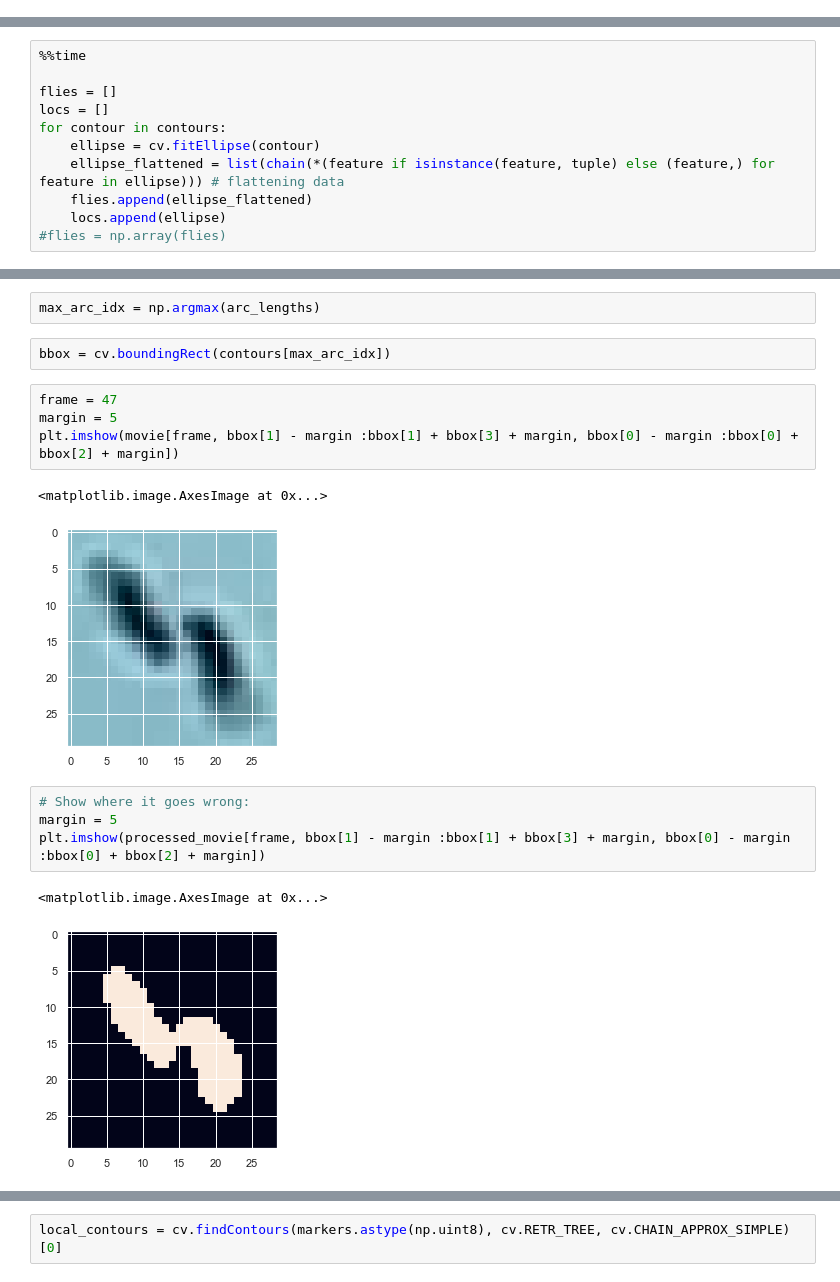
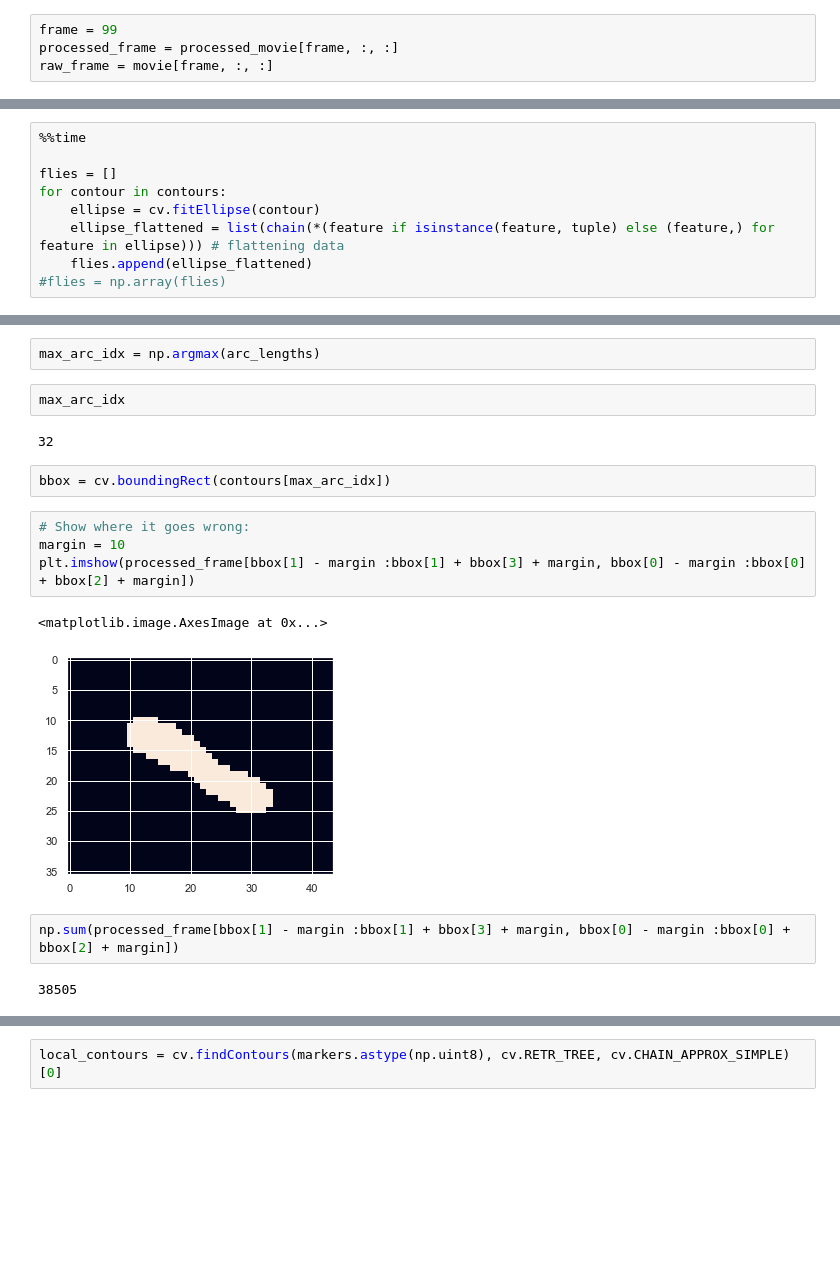
Before and after one commit to nicolaseberle/flyTracker, a Jupyter notebook: notebooks/blobdetector/blob_v1.ipynb, the cells around one changed output, grey strips where cells are left out. Saved outputs shown, nothing was run; the diff lists cells and outputs as text; blank space fills up the shorter version.

```diff
--- a/notebooks/blobdetector/blob_v1.ipynb
+++ b/notebooks/blobdetector/blob_v1.ipynb
@@ -72,2 +92,6 @@ processed_frame = processed_movie[47, :, :]
+# %%
+frame = 99
+processed_frame = processed_movie[frame, :, :]
+raw_frame = movie[frame, :, :]
 # %%
 contours, hierarchy = cv.findContours(processed_frame, cv.RETR_TREE, cv.CHAIN_APPROX_SIMPLE)
@@ -75,11 +103,9 @@ contours, hierarchy = cv.findContours(processed_frame, cv.RETR_TREE, cv.CHAIN_AP
 %%time
 
 flies = []
-locs = []
 for contour in contours:
     ellipse = cv.fitEllipse(contour)
     ellipse_flattened = list(chain(*(feature if isinstance(feature, tuple) else (feature,) for feature in ellipse))) # flattening data
     flies.append(ellipse_flattened)
-    locs.append(ellipse)
 #flies = np.array(flies)
 # %% [output]
@@ -114,22 +147,23 @@ plt.show()
 Clusters probably have a higher artc length, so the idea is to start with the biggest cluster, do watershed, update our estimate and make our way down until we have the right number of flies
 # %%
 max_arc_idx = np.argmax(arc_lengths)
+# %%
+max_arc_idx
+# %% [output]
+32
 # %%
 bbox = cv.boundingRect(contours[max_arc_idx])
 # %%
-frame = 47
-margin = 5
-plt.imshow(movie[frame, bbox[1] - margin :bbox[1] + bbox[3] + margin, bbox[0] - margin :bbox[0] + bbox[2] + margin])
+# Show where it goes wrong:
+margin = 10
+plt.imshow(processed_frame[bbox[1] - margin :bbox[1] + bbox[3] + margin, bbox[0] - margin :bbox[0] + bbox[2] + margin])
 # %% [output]
 <matplotlib.image.AxesImage at 0x...>
-[figure, old version]
+[figure, new version]
 # %%
-# Show where it goes wrong:
-margin = 5
-plt.imshow(processed_movie[frame, bbox[1] - margin :bbox[1] + bbox[3] + margin, bbox[0] - margin :bbox[0] + bbox[2] + margin])
+np.sum(processed_frame[bbox[1] - margin :bbox[1] + bbox[3] + margin, bbox[0] - margin :bbox[0] + bbox[2] + margin])
 # %% [output]
-<matplotlib.image.AxesImage at 0x...>
+38505
-[figure, removed]
 # %%
 # noise removal
 kernel = np.ones((3,3),np.uint8)
```
Also changed, not shown: parts of 53 cells of this notebook, 9 other files.
